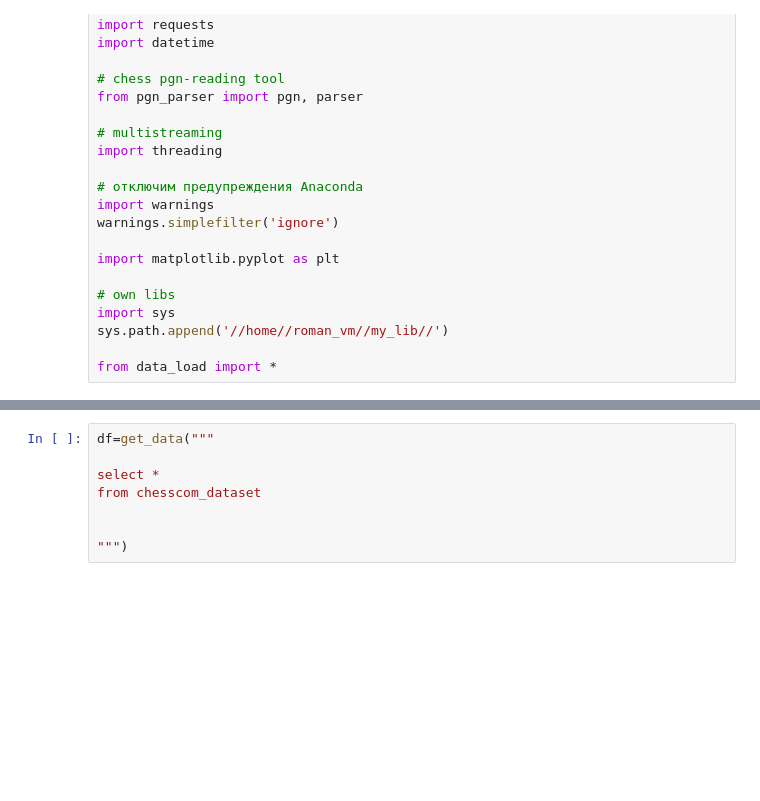
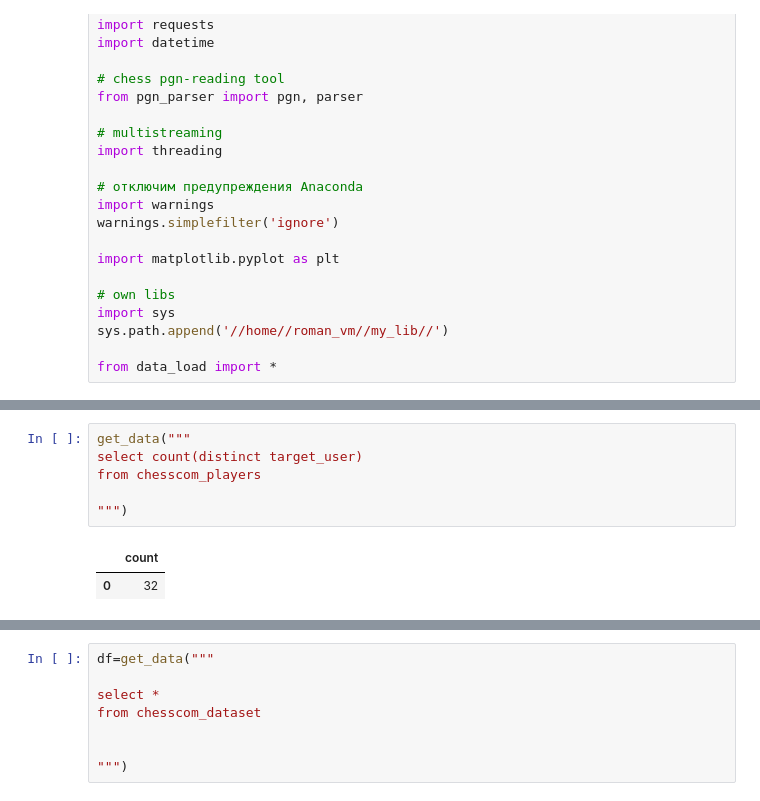
Before and after one commit to rosolimo212/chesscom, a Jupyter notebook: Start_learning.ipynb, the cells around one changed output, grey strips where cells are left out. Cells and saved outputs as stored; diff of their text form; blank space fills up the shorter version.

```diff
--- a/Start_learning.ipynb
+++ b/Start_learning.ipynb
@@ -33,0 +43,9 @@ from data_load import *
+# %%
+get_data("""
+select count(distinct target_user)
+from chesscom_players
+
+""")
+# %% [output]
+|  | count |
+| 0 | 32 |
```
Also changed, not shown: parts of 6 cells of this notebook, 1 other file.
